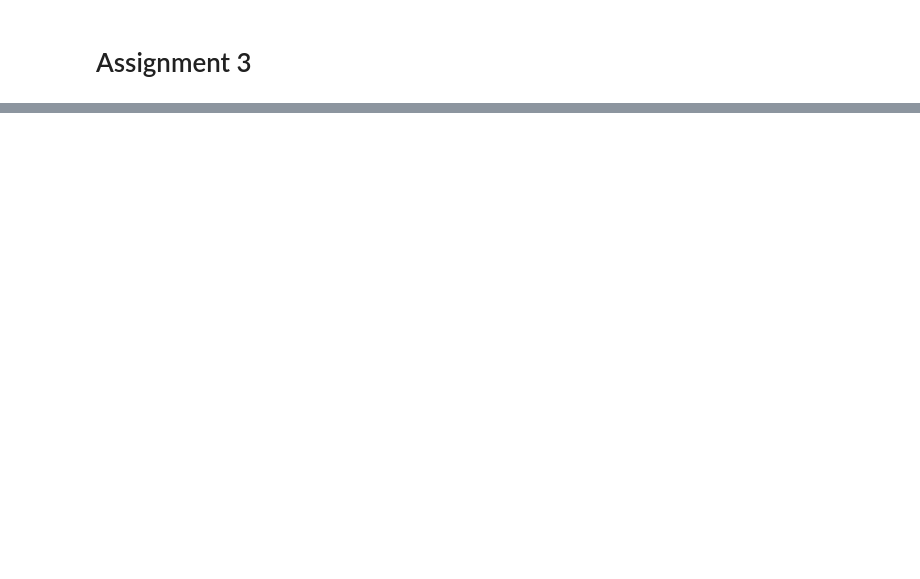
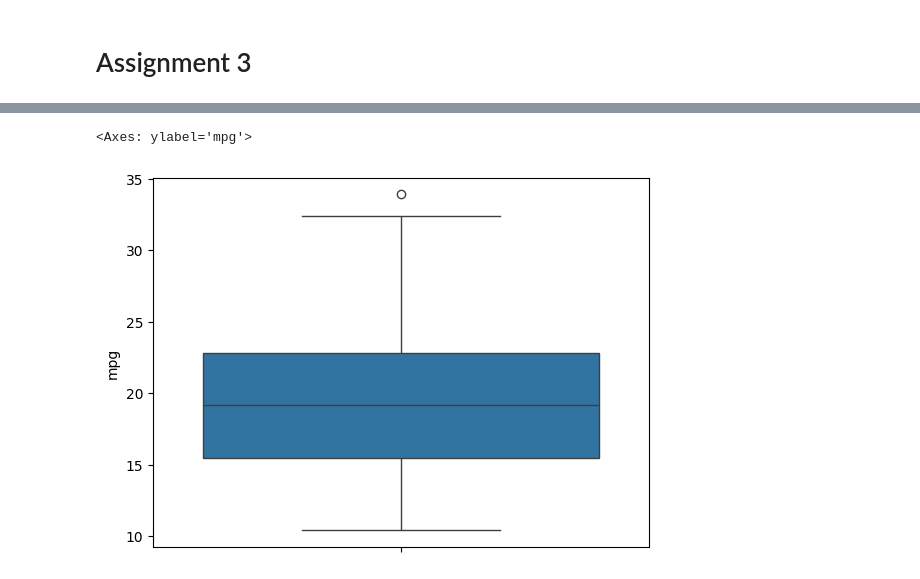
Before and after one commit to AndrewJerryV/IBM-SB-Data-Insights-with-Python-WCP, a Jupyter notebook: 1_Intro_To_Python.ipynb, the cells around one changed output, grey strips where cells are left out. Drawn from its saved outputs; the diff is of its cells as text; code cells hidden in the pictures; blank space fills up the shorter version.

```diff
--- a/1_Intro_To_Python.ipynb
+++ b/1_Intro_To_Python.ipynb
@@ -78,0 +163,5 @@ plt.show()
+# %%
+sns.boxplot(y='mpg', data=df)
+# %% [output]
+<Axes: ylabel='mpg'>
+[figure, added]
```
Also changed, not shown: parts of 17 cells of this notebook.
